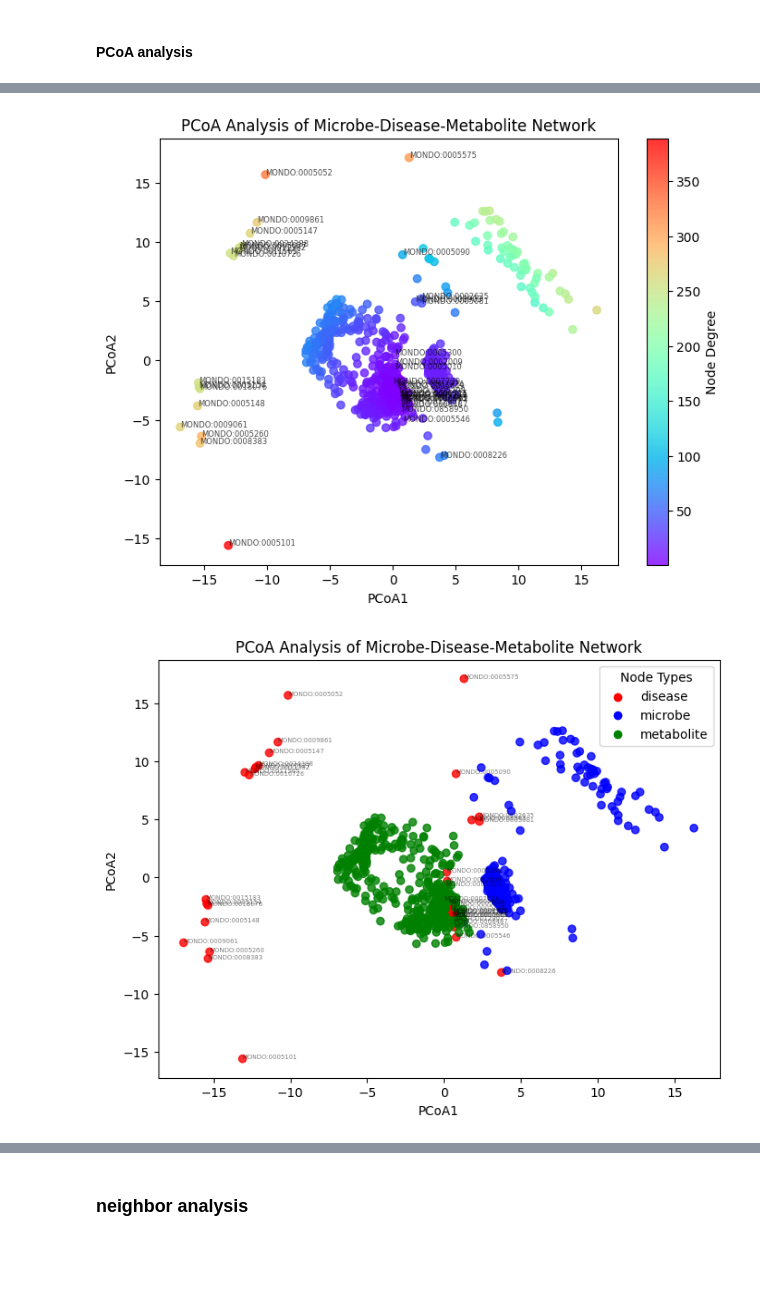
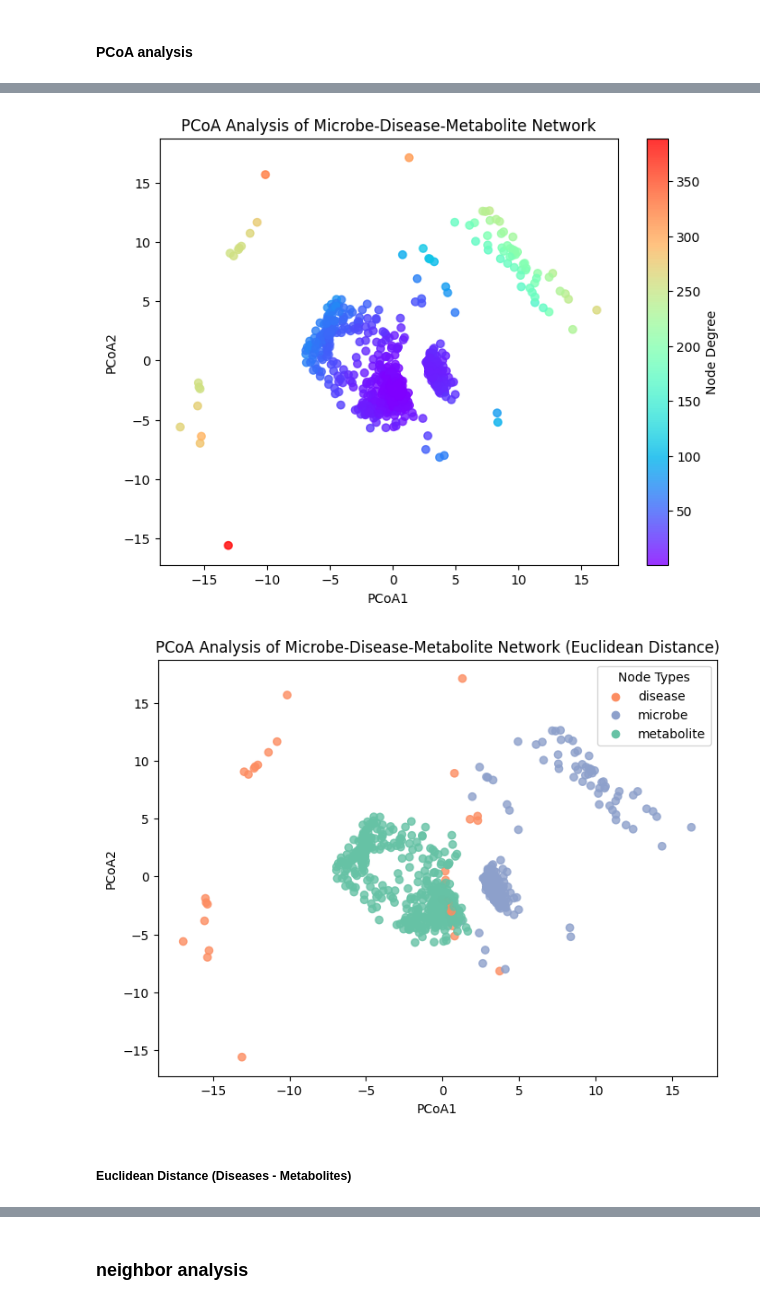
Before and after one commit to lucyzhang95/Network_Analysis, a Jupyter notebook: graph_network_analysis.ipynb, the cells around one changed output, grey strips where cells are left out. Saved outputs shown, nothing was run; the diff lists cells and outputs as text; code cells hidden in the pictures; blank space fills up the shorter version.

```diff
--- a/graph_network_analysis.ipynb
+++ b/graph_network_analysis.ipynb
@@ -941,19 +949,32 @@ plt.show()
 pos = nx.spring_layout(G, k=0.30, seed=42)  # k controls spacing
 
 plt.figure(figsize=(12, 10))
+
 nx.draw(
     G,
     pos,
     node_color=node_colors,
     node_size=node_sizes,
+    alpha=0.8,
     edge_color="gray",
-    alpha=0.8,
+    width=[0.1 + G[u][v].get('weight', 0.1) * 0.1 for u, v in G.edges()],
     with_labels=False
 )
 
-# top 10 nodes with labels
-top_nodes = sorted(degree_centrality, key=degree_centrality.get, reverse=True)[:3]
-nx.draw_networkx_labels(G, pos, labels={node: node for node in top_nodes}, font_size=8)
+# top 10 nodes for labels
+top_nodes = sorted(degree_centrality, key=degree_centrality.get, reverse=True)[:10]
+labels = {node: node for node in top_nodes}
+
+texts = []
+for node, (x, y) in pos.items():
+    if node in labels:
+        texts.append(plt.text(x, y, labels[node], fontsize=8, color='black', alpha=0.9))
+adjust_text(texts, arrowprops=dict(arrowstyle='->', color='gray', lw=0.5))
+
+color_legend = {'disease': palette[1], 'microbe': palette[2], 'metabolite': palette[0]}
+for label, color in color_legend.items():
+    plt.scatter([], [], color=color, label=label)
+plt.legend(title="Node Types")
 
 plt.title("Louvain Community Detection: Microbe-Disease-Metabolite Network")
 plt.show()
@@ -1177,37 +1194,42 @@ plt.title("PCoA Analysis of Microbe-Disease-Metabolite Network")
 plt.xlabel("PCoA1")
 plt.ylabel("PCoA2")
 
-for i, row in pcoa_df.iterrows():
-    if G.nodes[row['node']]['type'] == 'disease':
-        plt.annotate(row['node'], (row['PCoA1'], row['PCoA2']), fontsize=6, alpha=0.7)
+# for i, row in pcoa_df.iterrows():
+#     if G.nodes[row['node']]['type'] == 'disease':
+#         plt.annotate(row['node'], (row['PCoA1'], row['PCoA2']), fontsize=6, alpha=0.7)
 
 plt.show()
 # %% [output]
-[figure, old version]
+[figure, new version]
 # %%
+palette = sns.color_palette("Set2")
+disease_color, microbe_color, metabolite_color = palette[1], palette[2], palette[0]
+
 node_colors = [
-    'red' if G.nodes[node]['type'] == 'disease' else
-    'blue' if G.nodes[node]['type'] == 'microbe' else
-    'green' for node in pcoa_df['node']
+    disease_color if G.nodes[node]['type'] == 'disease' else
+    microbe_color if G.nodes[node]['type'] == 'microbe' else
+    metabolite_color for node in pcoa_df['node']
 ]
 
 plt.figure(figsize=(8, 6))
 plt.scatter(pcoa_df['PCoA1'], pcoa_df['PCoA2'], c=node_colors, alpha=0.8)
 
-color_legend = {'disease': 'red', 'microbe': 'blue', 'metabolite': 'green'}
+color_legend = {'disease': palette[1], 'microbe': palette[2], 'metabolite': palette[0]}
 for label, color in color_legend.items():
     plt.scatter([], [], color=color, label=label)
 plt.legend(title="Node Types")
 
-plt.title("PCoA Analysis of Microbe-Disease-Metabolite Network")
+plt.title("PCoA Analysis of Microbe-Disease-Metabolite Network (Euclidean Distance)")
 plt.xlabel("PCoA1")
 plt.ylabel("PCoA2")
 
-for i, row in pcoa_df.iterrows():
-    if G.nodes[row['node']]['type'] == 'disease':
-        plt.annotate(row['node'], (row['PCoA1'], row['PCoA2']), fontsize=5, alpha=0.5)
+# for i, row in pcoa_df.iterrows():
+#     if G.nodes[row['node']]['type'] == 'disease':
+#         plt.annotate(row['node'], (row['PCoA1'], row['PCoA2']), fontsize=5, alpha=0.5)
 
 plt.show()
 # %% [output]
-[figure, old version]
+[figure, new version]
+# %% [markdown]
+##### Euclidean Distance (Diseases - Metabolites)
 # %%
```
Also changed, not shown: parts of 21 cells of this notebook.
